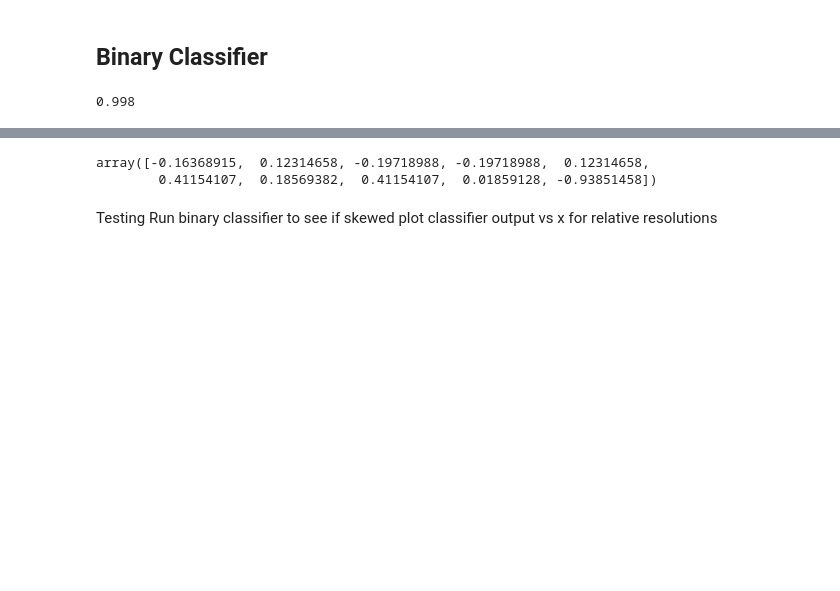
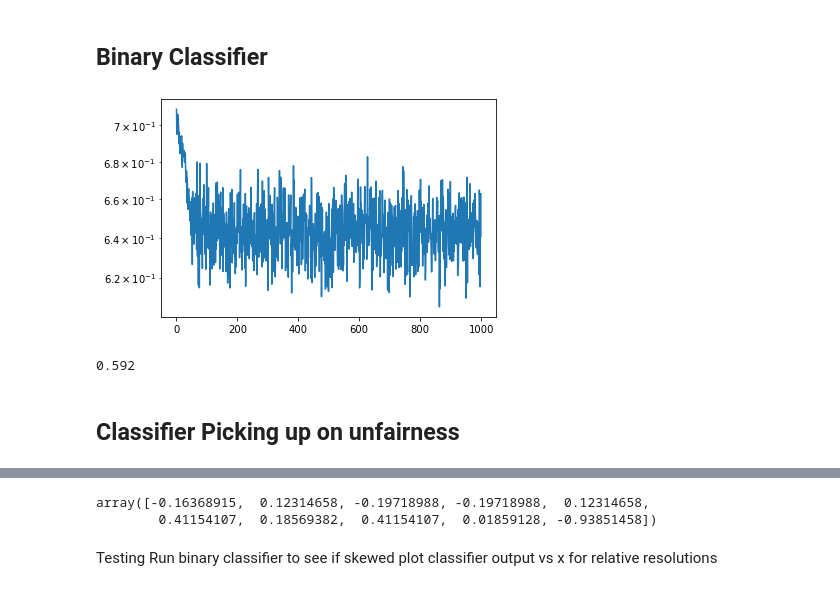
Before and after one commit to jtamanas/FNF4HEP, a Jupyter notebook: galton.ipynb, the cells around one changed output, grey strips where cells are left out. Cells and saved outputs as stored; diff of their text form; code cells hidden in the pictures; blank space fills up the shorter version.

Commit message:
Fixed labeling to individual balls instead of runs

```diff
--- a/galton.ipynb
+++ b/galton.ipynb
@@ -66,7 +66,7 @@ plt.show()
 # %% [markdown]
 ## Binary Classifier
 # %%
-Nsims = 10000
+Nsims = 1000
 
 n_balls_big = 1.e2
 n_balls_small = 1.e2
@@ -74,12 +74,12 @@ n_balls_small = 1.e2
 pos_big_arr = np.array([g_big.simulate(n_balls=n_balls_big) for _ in range(Nsims)])
 pos_small_arr = np.array([g_small.simulate(n_balls=n_balls_small) for _ in range(Nsims)])
 # %%
-data = torch.cat((torch.from_numpy(pos_big_arr).float(), torch.from_numpy(pos_small_arr).float()))
-labels = torch.cat([torch.zeros(pos_big_arr.shape[0]), torch.ones(pos_small_arr.shape[0])])
+data = torch.cat((torch.from_numpy(pos_big_arr).float().reshape(-1,1), torch.from_numpy(pos_small_arr).float().reshape(-1,1)))
+labels = torch.cat([torch.zeros(pos_big_arr.shape[0]*pos_big_arr.shape[1]), torch.ones(pos_small_arr.shape[0]*pos_small_arr.shape[1])])
 data_train, data_test, labels_train, labels_test = train_test_split(data, labels, test_size=0.1)
 # %%
 # Parameters
-params = {'batch_size': 64,
+params = {'batch_size': 512,
           'shuffle': True}
 
 # Generators
@@ -89,7 +89,8 @@ data_generator_train = torch.utils.data.DataLoader(data_set_train, **params)
 # data_set_test = TensorDataset(data_test, labels_test)
 # data_generator_test = torch.utils.data.DataLoader(data_set_test, **params)
 # %%
-classifier = BinaryClassifier(np.shape(pos_big_arr)[1])
+# classifier = BinaryClassifier(np.shape(pos_big_arr)[1])
+classifier = BinaryClassifier(1)
 optimizer = torch.optim.AdamW(classifier.parameters(), lr=1e-3, weight_decay=1e-4)
 # %%
 n_steps = 1000
@@ -107,7 +108,14 @@ for n_step in trange(n_steps):
     loss.backward()
     optimizer.step()
 classifier.eval();
+# %%
+plt.plot(classifier_loss)
+plt.yscale('log')
+# %% [output]
+[figure, added]
 # %%
 print(accuracy_score(classifier.predict(data_test).detach().numpy(),labels_test))
 # %% [output]
-0.998
+0.592
+# %% [markdown]
+## Classifier Picking up on unfairness
```
Also changed, not shown: parts of 11 cells of this notebook.
